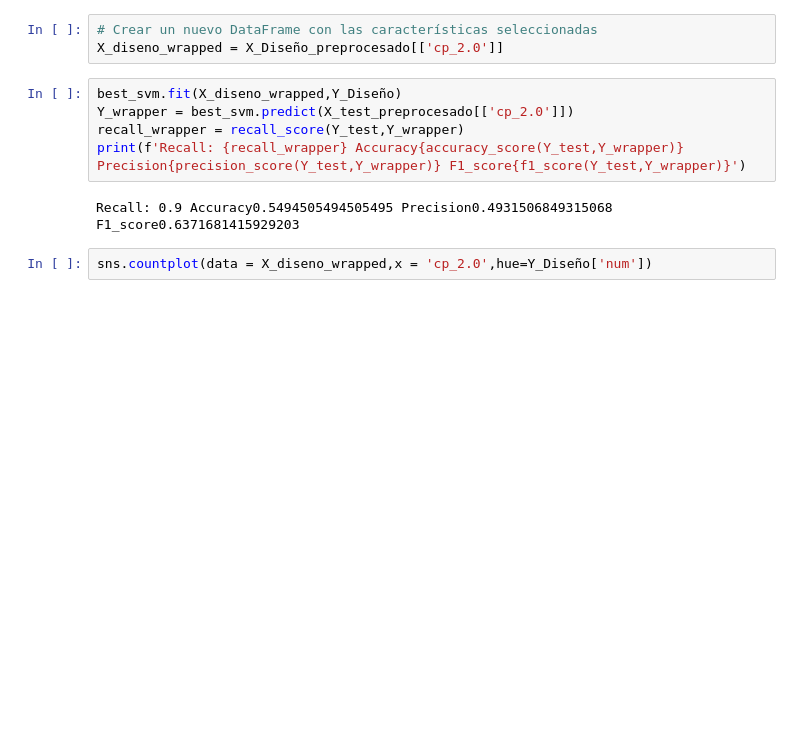
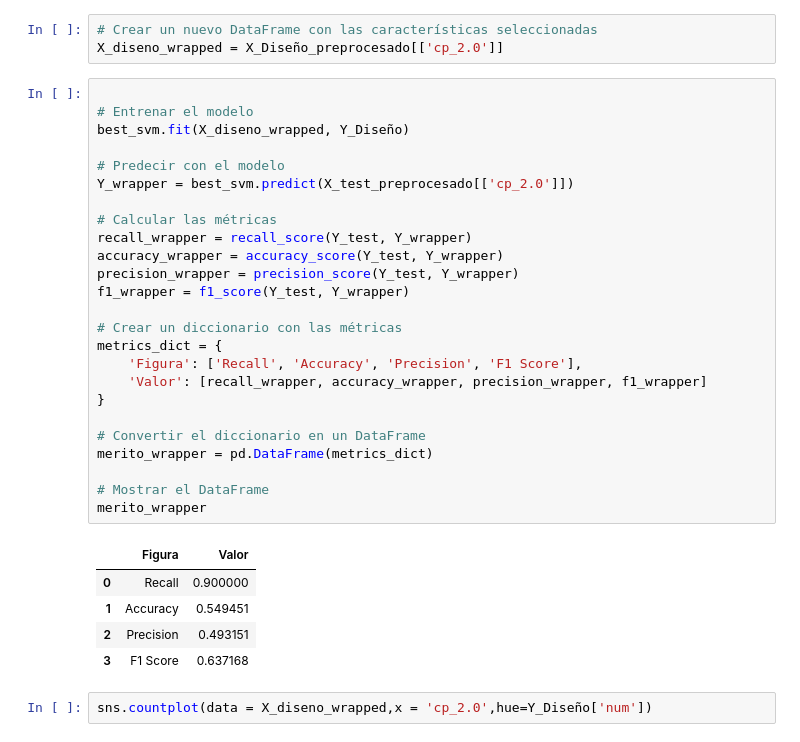
Before and after one commit to alvaar04/Tarea2ML, a Jupyter notebook: G08.ipynb, the cells around one changed output. Saved outputs shown, nothing was run; the diff lists cells and outputs as text; blank space fills up the shorter version.

```diff
--- a/G08.ipynb
+++ b/G08.ipynb
@@ -619,13 +633,37 @@ Las variables seleccionadas son: ['cp_2.0']
 # %%
 # Crear un nuevo DataFrame con las características seleccionadas
 X_diseno_wrapped = X_Diseño_preprocesado[['cp_2.0']]
-# %%
-best_svm.fit(X_diseno_wrapped,Y_Diseño)
-Y_wrapper = best_svm.predict(X_test_preprocesado[['cp_2.0']])
-recall_wrapper = recall_score(Y_test,Y_wrapper)
-print(f'Recall: {recall_wrapper} Accuracy{accuracy_score(Y_test,Y_wrapper)} Precision{precision_score(Y_test,Y_wrapper)} F1_score{f1_score(Y_test,Y_wrapper)}')
-# %% [output]
-Recall: 0.9 Accuracy0.5494505494505495 Precision0.4931506849315068 F1_score0.6371681415929203
+# %%
+
+# Entrenar el modelo
+best_svm.fit(X_diseno_wrapped, Y_Diseño)
+
+# Predecir con el modelo
+Y_wrapper = best_svm.predict(X_test_preprocesado[['cp_2.0']])
+
+# Calcular las métricas
+recall_wrapper = recall_score(Y_test, Y_wrapper)
+accuracy_wrapper = accuracy_score(Y_test, Y_wrapper)
+precision_wrapper = precision_score(Y_test, Y_wrapper)
+f1_wrapper = f1_score(Y_test, Y_wrapper)
+
+# Crear un diccionario con las métricas
+metrics_dict = {
+    'Figura': ['Recall', 'Accuracy', 'Precision', 'F1 Score'],
+    'Valor': [recall_wrapper, accuracy_wrapper, precision_wrapper, f1_wrapper]
+}
+
+# Convertir el diccionario en un DataFrame
+merito_wrapper = pd.DataFrame(metrics_dict)
+
+# Mostrar el DataFrame
+merito_wrapper
+# %% [output]
+|  | Figura | Valor |
+| 0 | Recall | 0.900000 |
+| 1 | Accuracy | 0.549451 |
+| 2 | Precision | 0.493151 |
+| 3 | F1 Score | 0.637168 |
 # %%
 sns.countplot(data = X_diseno_wrapped,x = 'cp_2.0',hue=Y_Diseño['num'])
 # %% [output]
```
Also changed, not shown: parts of 11 cells of this notebook.
